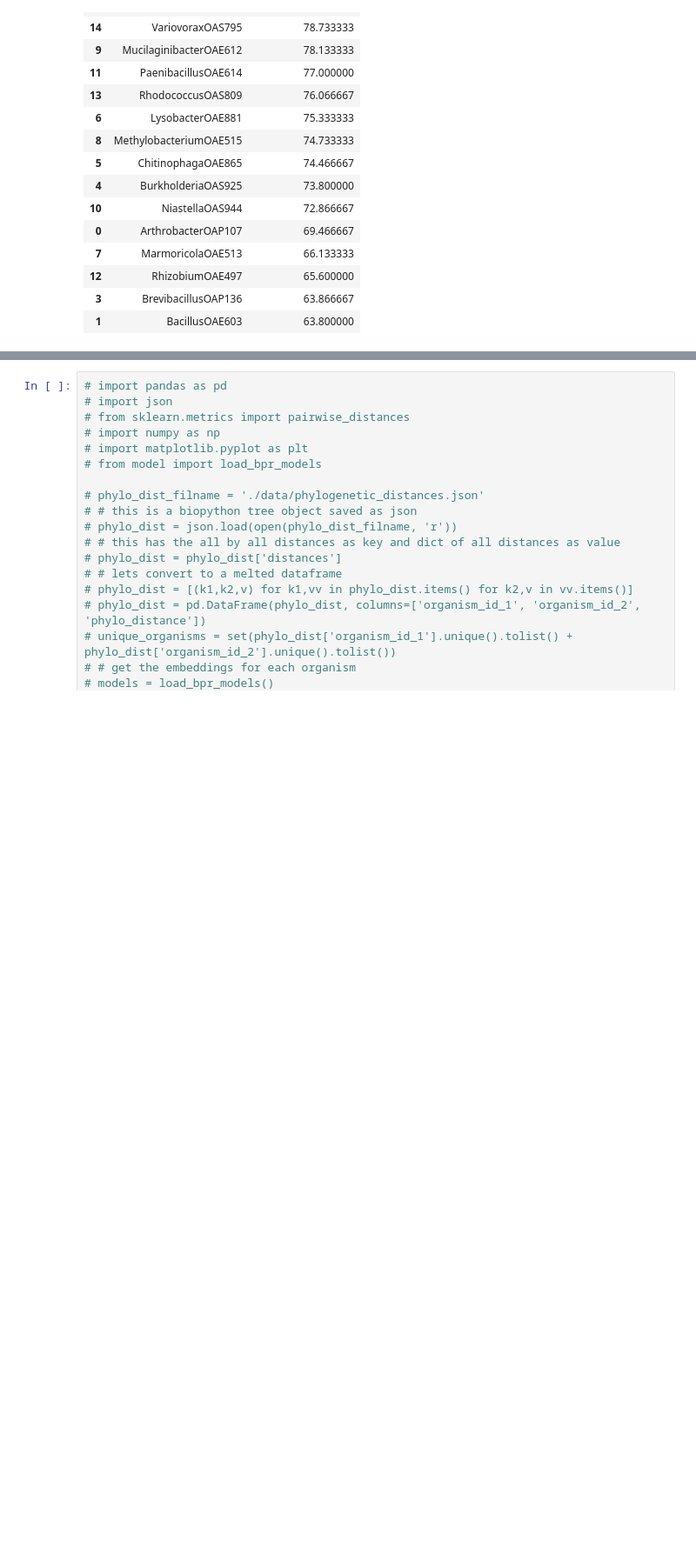
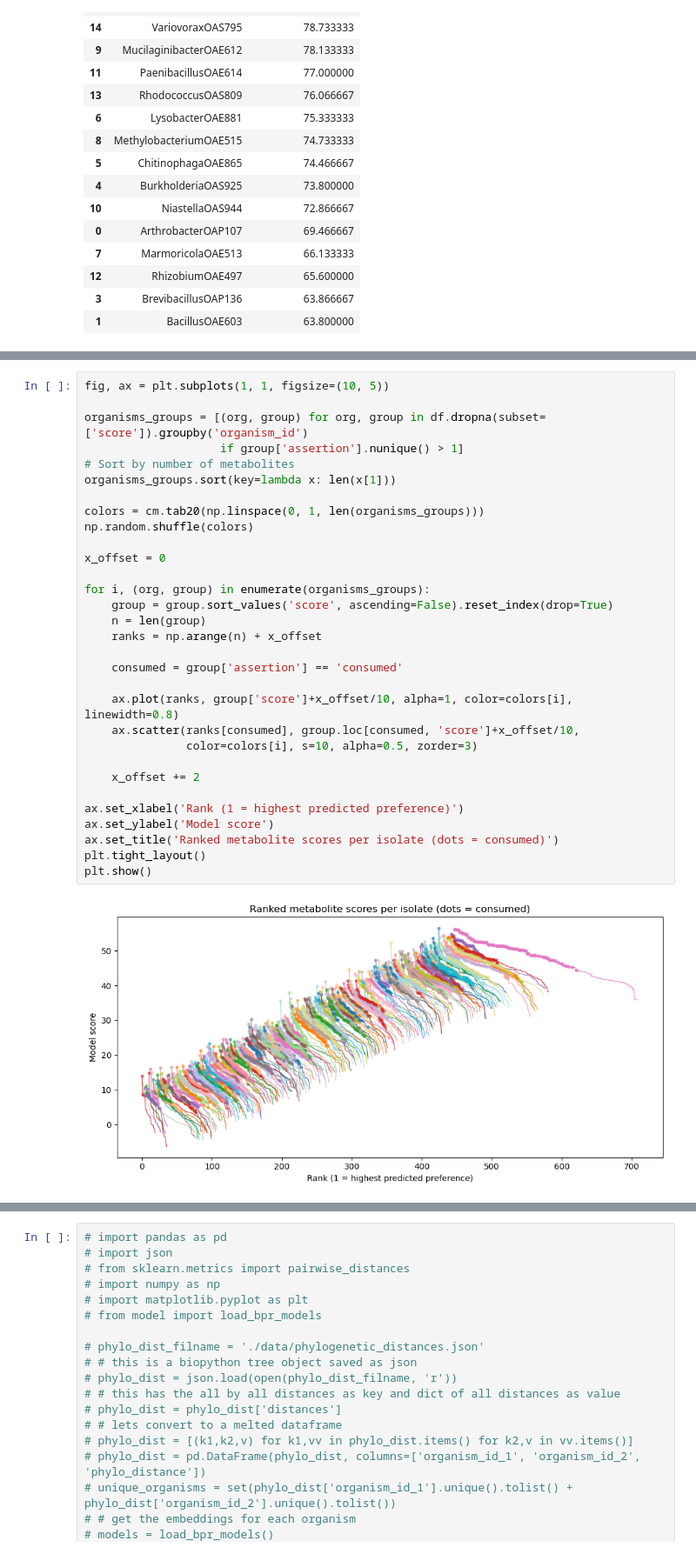
Before and after one commit to northenlab/webofmicrobes, a Jupyter notebook: wom/extrapolate_model.ipynb, the cells around one changed output, grey strips where cells are left out. Shown at 87% size. Cells and saved outputs as stored; diff of their text form; blank space fills up the shorter version.

```diff
--- a/wom/extrapolate_model.ipynb
+++ b/wom/extrapolate_model.ipynb
@@ -202,0 +240,33 @@ out.sort_values("mean_top_10_score", ascending=False)
+# %%
+fig, ax = plt.subplots(1, 1, figsize=(10, 5))
+
+organisms_groups = [(org, group) for org, group in df.dropna(subset=['score']).groupby('organism_id')
+                    if group['assertion'].nunique() > 1]
+# Sort by number of metabolites
+organisms_groups.sort(key=lambda x: len(x[1]))
+
+colors = cm.tab20(np.linspace(0, 1, len(organisms_groups)))
+np.random.shuffle(colors)
+
+x_offset = 0
+
+for i, (org, group) in enumerate(organisms_groups):
+    group = group.sort_values('score', ascending=False).reset_index(drop=True)
+    n = len(group)
+    ranks = np.arange(n) + x_offset
+
+    consumed = group['assertion'] == 'consumed'
+
+    ax.plot(ranks, group['score']+x_offset/10, alpha=1, color=colors[i], linewidth=0.8)
+    ax.scatter(ranks[consumed], group.loc[consumed, 'score']+x_offset/10,
+               color=colors[i], s=10, alpha=0.5, zorder=3)
+
+    x_offset += 2
+
+ax.set_xlabel('Rank (1 = highest predicted preference)')
+ax.set_ylabel('Model score')
+ax.set_title('Ranked metabolite scores per isolate (dots = consumed)')
+plt.tight_layout()
+plt.show()
+# %% [output]
+[figure, added]
```
Also changed, not shown: parts of 7 cells of this notebook, 2 other files.
